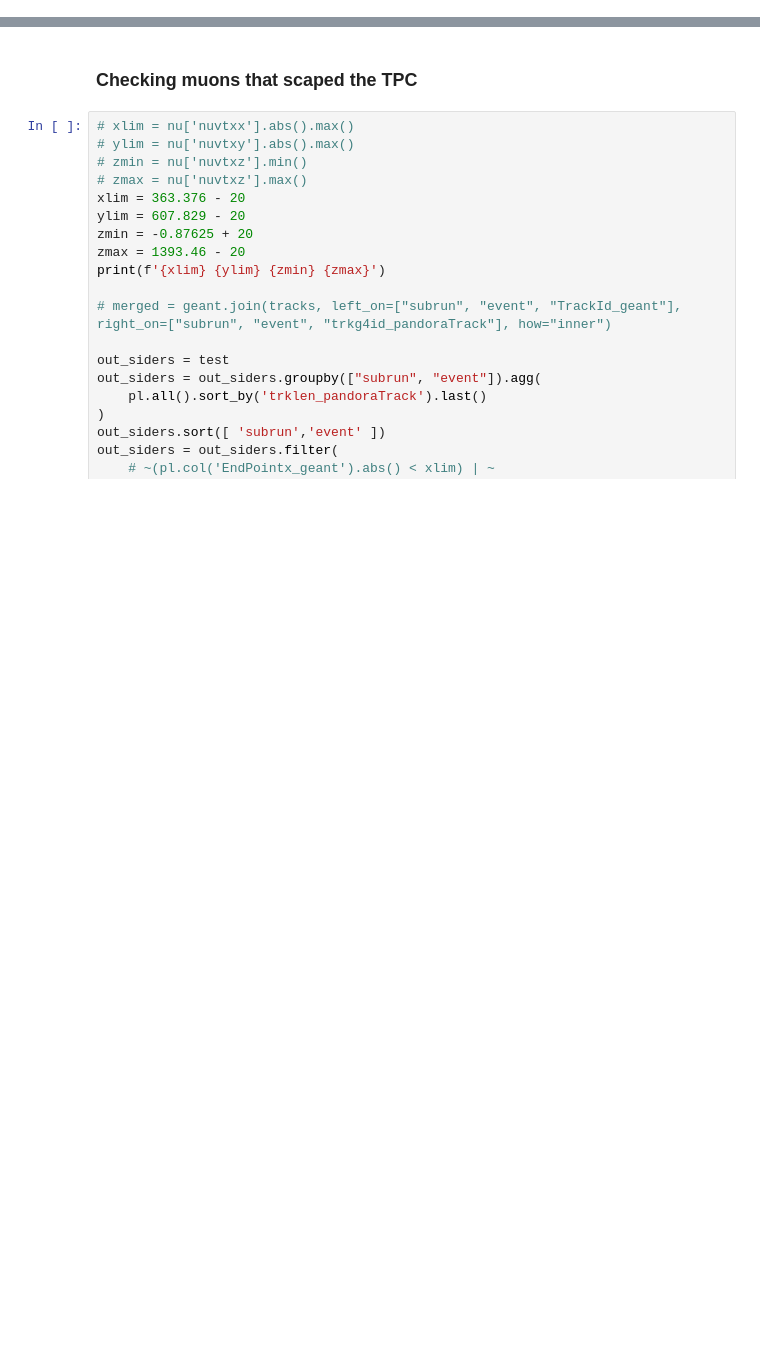
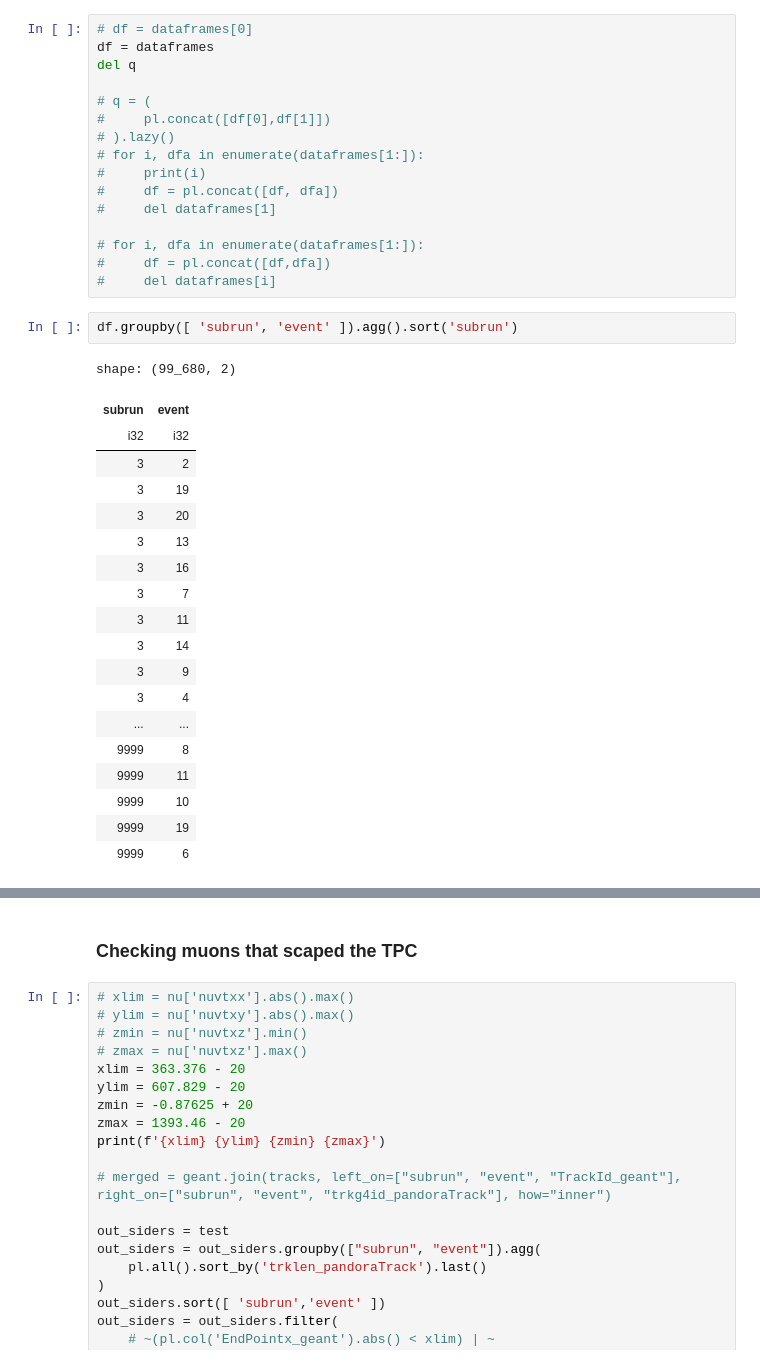
Before and after one commit to hvsouza/apc_atmo_repo, a Jupyter notebook: personal/Henrique/Analysis/atmo_50k_AV_2.5_random/playground.ipynb, the cells around one changed output, grey strips where cells are left out. Cells and saved outputs as stored; diff of their text form; blank space fills up the shorter version.

```diff
--- a/personal/Henrique/Analysis/atmo_50k_AV_2.5_random/playground.ipynb
+++ b/personal/Henrique/Analysis/atmo_50k_AV_2.5_random/playground.ipynb
@@ -46,0 +127,38 @@ merged = merged.join(nu, left_on=["subrun", "event"], right_on=["subrun", "event
+# %%
+# df = dataframes[0]
+df = dataframes
+del q
+
+# q = (
+#     pl.concat([df[0],df[1]])
+# ).lazy()
+# for i, dfa in enumerate(dataframes[1:]):
+#     print(i)
+#     df = pl.concat([df, dfa])
+#     del dataframes[1]
+
+# for i, dfa in enumerate(dataframes[1:]):
+#     df = pl.concat([df,dfa])
+#     del dataframes[i]
+# %%
+df.groupby([ 'subrun', 'event' ]).agg().sort('subrun')
+# %% [output]
+shape: (99_680, 2)
+| subrun | event |
+| i32 | i32 |
+| 3 | 2 |
+| 3 | 19 |
+| 3 | 20 |
+| 3 | 13 |
+| 3 | 16 |
+| 3 | 7 |
+| 3 | 11 |
+| 3 | 14 |
+| 3 | 9 |
+| 3 | 4 |
+| ... | ... |
+| 9999 | 8 |
+| 9999 | 11 |
+| 9999 | 10 |
+| 9999 | 19 |
+| 9999 | 6 |
```
Also changed, not shown: parts of 18 cells of this notebook, 2 other files.
